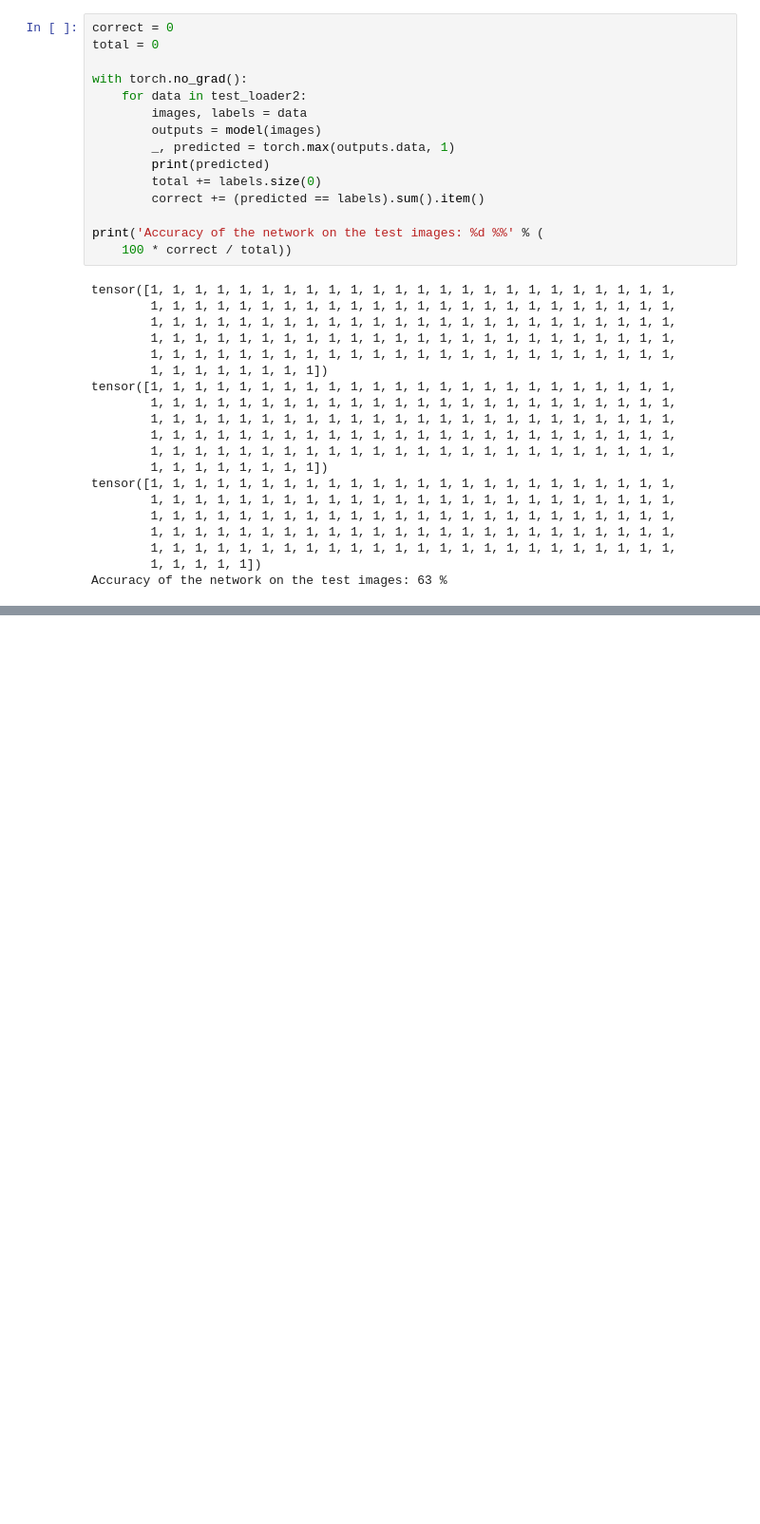
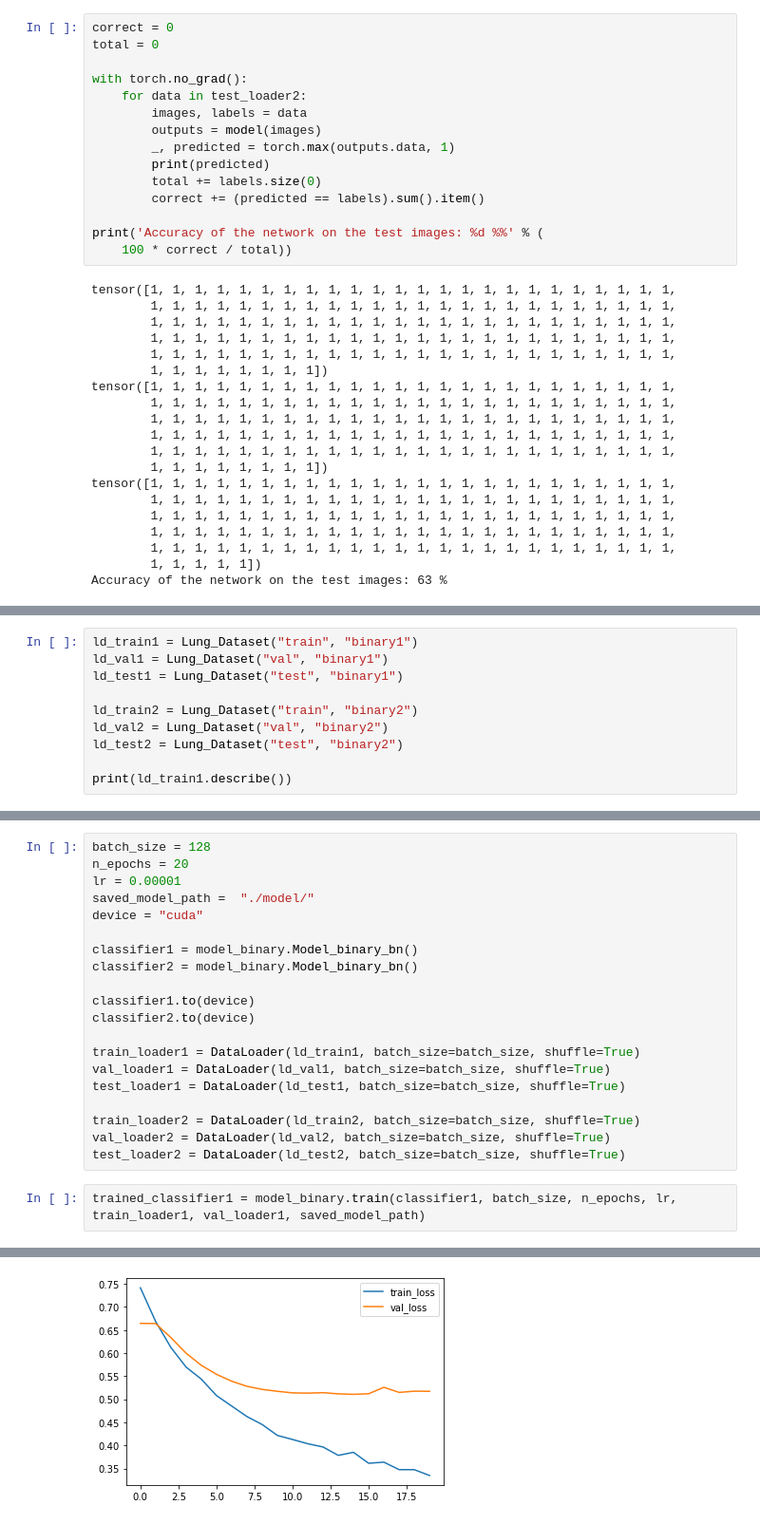
Before and after one commit to elliotmoose/covid-19-cnn, a Jupyter notebook: ModelBinary.ipynb, the cells around one changed output, grey strips where cells are left out. Shown: that part at 95% size. Drawn from its saved outputs; the diff is of its cells as text; blank space fills up the shorter version.

Commit message:
updated model_binary py and notebook

```diff
--- a/ModelBinary.ipynb
+++ b/ModelBinary.ipynb
@@ -567,0 +581,10 @@ Accuracy of the network on the test images: 63 %
+# %%
+ld_train1 = Lung_Dataset("train", "binary1")
+ld_val1 = Lung_Dataset("val", "binary1")
+ld_test1 = Lung_Dataset("test", "binary1")
+
+ld_train2 = Lung_Dataset("train", "binary2")
+ld_val2 = Lung_Dataset("val", "binary2")
+ld_test2 = Lung_Dataset("test", "binary2")
+
+print(ld_train1.describe())
@@ -567,0 +609,23 @@ Accuracy of the network on the test images: 63 %
+# %%
+batch_size = 128
+n_epochs = 20
+lr = 0.00001
+saved_model_path =  "./model/"
+device = "cuda"
+
+classifier1 = model_binary.Model_binary_bn()
+classifier2 = model_binary.Model_binary_bn()
+
+classifier1.to(device)
+classifier2.to(device)
+
+train_loader1 = DataLoader(ld_train1, batch_size=batch_size, shuffle=True)
+val_loader1 = DataLoader(ld_val1, batch_size=batch_size, shuffle=True)
+test_loader1 = DataLoader(ld_test1, batch_size=batch_size, shuffle=True)
+
+train_loader2 = DataLoader(ld_train2, batch_size=batch_size, shuffle=True)
+val_loader2 = DataLoader(ld_val2, batch_size=batch_size, shuffle=True)
+test_loader2 = DataLoader(ld_test2, batch_size=batch_size, shuffle=True)
+# %%
+trained_classifier1 = model_binary.train(classifier1, batch_size, n_epochs, lr, train_loader1, val_loader1, saved_model_path)
+# %% [output]
@@ -567,0 +649 @@ Accuracy of the network on the test images: 63 %
+[figure, added]
```
Also changed, not shown: parts of 6 cells of this notebook, 1 other file.
